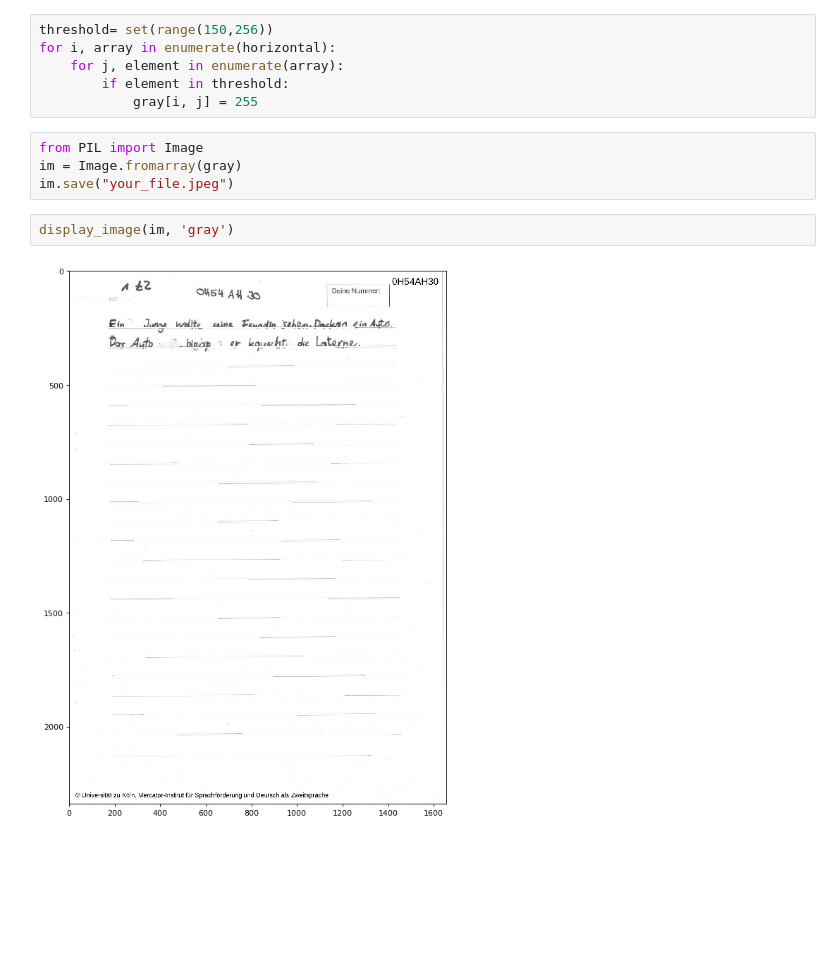
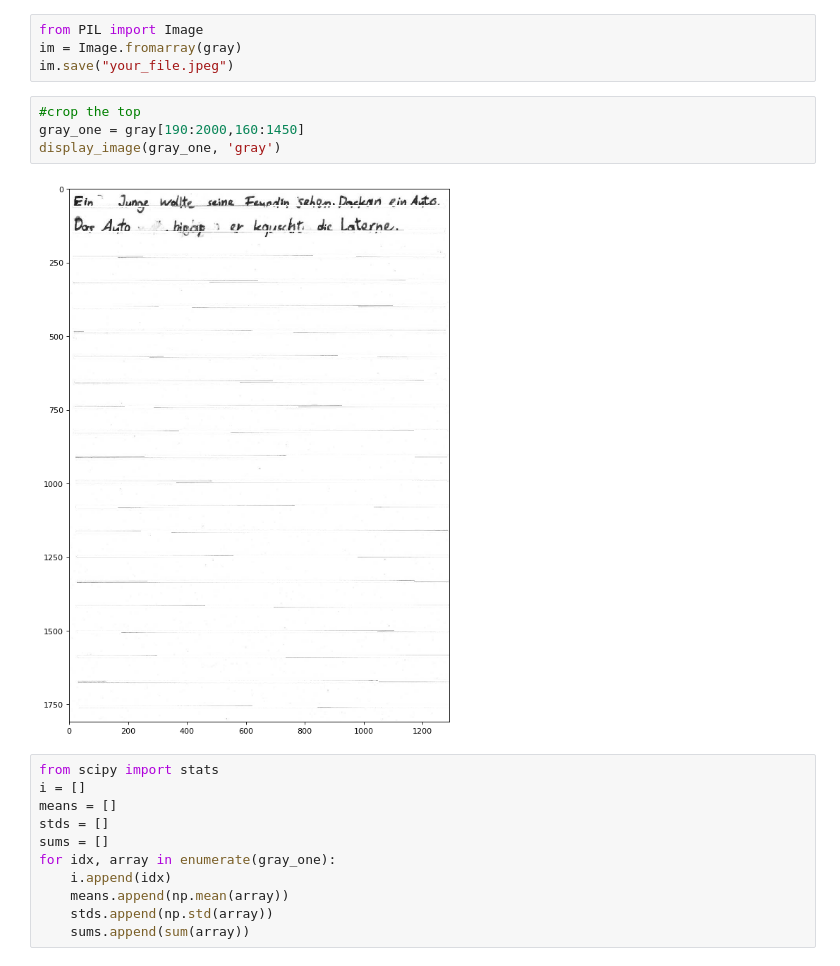
Before and after one commit to ekeleshian/child_handwriting_recognition, a Jupyter notebook: data/handwriting_grade_5/Tinkering with images.ipynb, the cells around one changed output. Cells and saved outputs as stored; diff of their text form; blank space fills up the shorter version.

```diff
--- a/data/handwriting_grade_5/Tinkering with images.ipynb
+++ b/data/handwriting_grade_5/Tinkering with images.ipynb
@@ -223,14 +131,21 @@ display_image(gray, 'gray')
-# %%
-threshold= set(range(150,256))
-for i, array in enumerate(horizontal):
-    for j, element in enumerate(array):
-        if element in threshold:
-            gray[i, j] = 255
 # %%
 from PIL import Image
 im = Image.fromarray(gray)
 im.save("your_file.jpeg")
-# %%
-display_image(im, 'gray')
-# %% [output]
-[figure, removed]
+# %%
+#crop the top
+gray_one = gray[190:2000,160:1450]
+display_image(gray_one, 'gray')
+# %% [output]
+[figure, added]
+# %%
+from scipy import stats
+i = []
+means = []
+stds = []
+sums = []
+for idx, array in enumerate(gray_one):
+    i.append(idx)
+    means.append(np.mean(array))
+    stds.append(np.std(array))
+    sums.append(sum(array))
```
Also changed, not shown: parts of 52 cells of this notebook.
